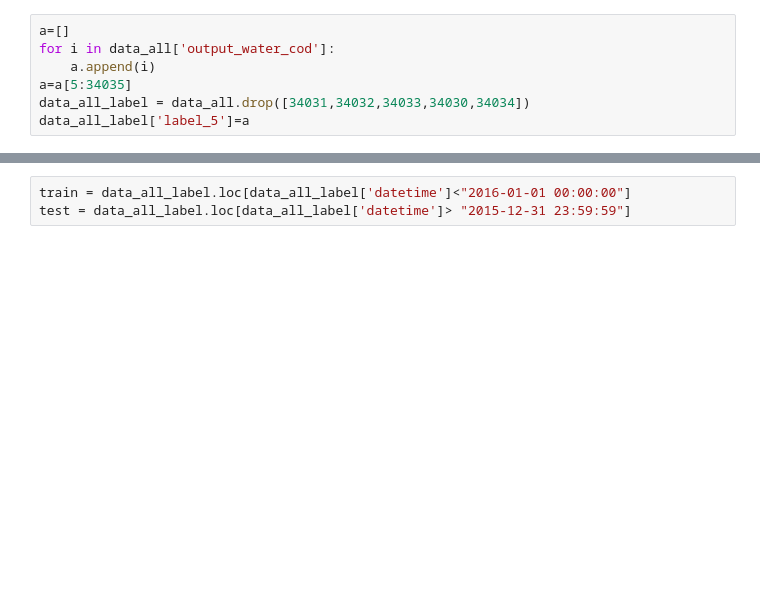
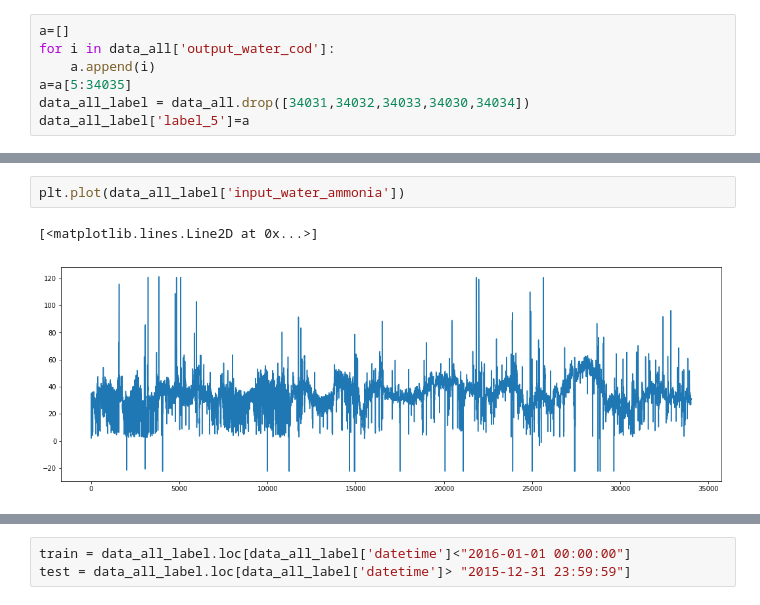
Before and after one commit to MyLearningTest/prediction_model, a Jupyter notebook: script/water_clean/Water_Regression.ipynb, the cells around one changed output, grey strips where cells are left out. Saved outputs shown, nothing was run; the diff lists cells and outputs as text; blank space fills up the shorter version.

```diff
--- a/script/water_clean/Water_Regression.ipynb
+++ b/script/water_clean/Water_Regression.ipynb
@@ -71,0 +90,5 @@ data_all_label['label_5']=a
+# %%
+plt.plot(data_all_label['input_water_ammonia'])
+# %% [output]
+[<matplotlib.lines.Line2D at 0x...>]
+[figure, added]
```
Also changed, not shown: parts of 25 cells of this notebook.
